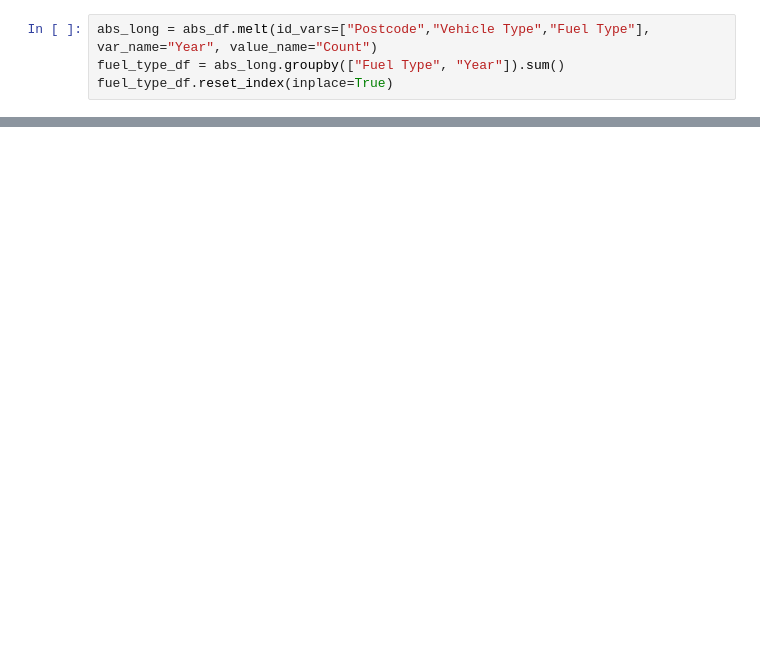
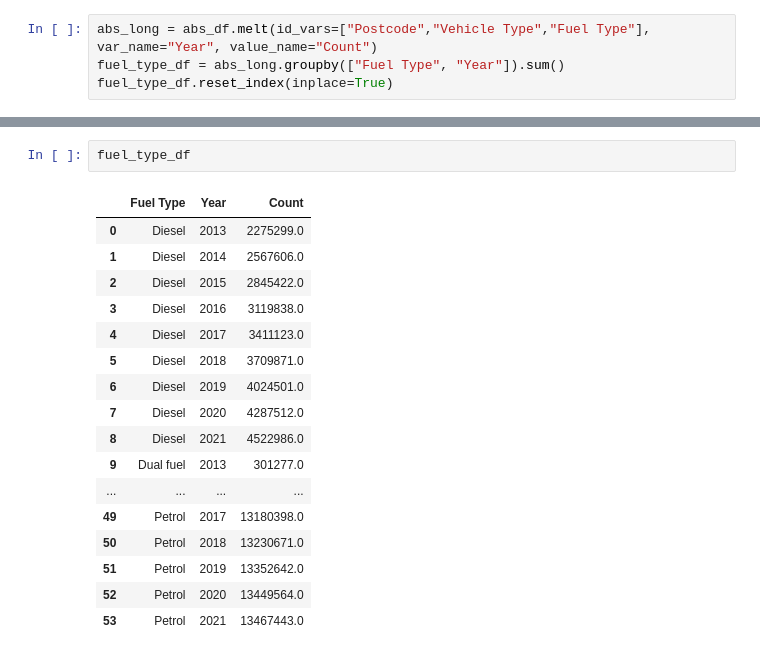
Before and after one commit to csiro-energy-systems/demand-forecasting, a Jupyter notebook: notebooks/process_abs_data.ipynb, the cells around one changed output, grey strips where cells are left out. Drawn from its saved outputs; the diff is of its cells as text; blank space fills up the shorter version.

```diff
--- a/notebooks/process_abs_data.ipynb
+++ b/notebooks/process_abs_data.ipynb
@@ -89 +193,21 @@ fuel_type_df.reset_index(inplace=True)
+# %%
+fuel_type_df
+# %% [output]
+|  | Fuel Type | Year | Count |
+| 0 | Diesel | 2013 | 2275299.0 |
+| 1 | Diesel | 2014 | 2567606.0 |
+| 2 | Diesel | 2015 | 2845422.0 |
+| 3 | Diesel | 2016 | 3119838.0 |
+| 4 | Diesel | 2017 | 3411123.0 |
+| 5 | Diesel | 2018 | 3709871.0 |
+| 6 | Diesel | 2019 | 4024501.0 |
+| 7 | Diesel | 2020 | 4287512.0 |
+| 8 | Diesel | 2021 | 4522986.0 |
+| 9 | Dual fuel | 2013 | 301277.0 |
+| ... | ... | ... | ... |
+| 49 | Petrol | 2017 | 13180398.0 |
+| 50 | Petrol | 2018 | 13230671.0 |
+| 51 | Petrol | 2019 | 13352642.0 |
+| 52 | Petrol | 2020 | 13449564.0 |
+| 53 | Petrol | 2021 | 13467443.0 |
 # %%
```
Also changed, not shown: parts of 12 cells of this notebook, 5 other files.
